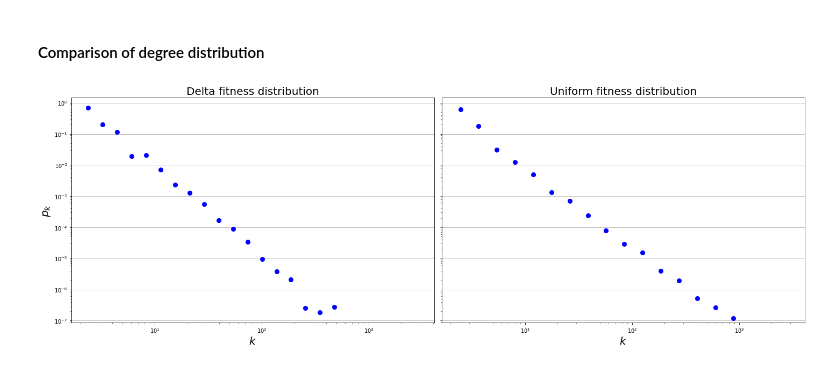
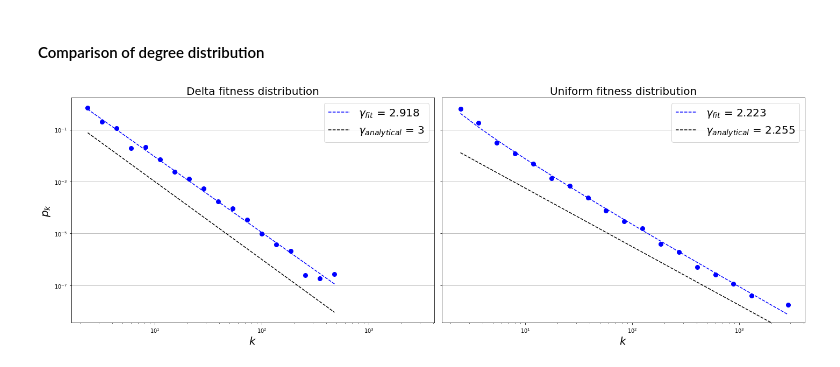
Before and after one commit to AaronDC60/Bianconi_Barabasi, a Jupyter notebook: code/analysis.ipynb, the cells around one changed output. Saved outputs shown, nothing was run; the diff lists cells and outputs as text; code cells hidden in the pictures.

```diff
--- a/code/analysis.ipynb
+++ b/code/analysis.ipynb
@@ -33,11 +33,15 @@ p_k_delta, k_delta = network_delta.get_degree_distr()
 x_delta = np.delete(k_delta, np.argwhere(p_k_delta==0))
 y_delta = np.delete(p_k_delta, np.argwhere(p_k_delta==0))
 # Transform to log scale
-x_delta = np.log10(x_delta)
-y_delta = np.log10(y_delta)
+x_log_delta = np.log10(x_delta)
+y_log_delta = np.log10(y_delta)
 
 # Linear regression (slope is the exponent)
-slope_delta, intercept_delta, r_value_delta, _, _ = linregress(x_delta, y_delta)
+slope_delta, intercept_delta, r_value_delta, _, _ = linregress(x_log_delta, y_log_delta)
+
+# Regression line
+y_fit_delta = 10**intercept_delta * x_delta**(slope_delta)
+y_analytic_delta = x_delta**(-3)
 
 print('The power law exponent of the degree distribution using a delta fitness distribution is %s'% np.round(-slope_delta, 3))
 # %% [output]
@@ -75,11 +95,15 @@ p_k_uniform, k_uniform = network_uniform.get_degree_distr()
 x_uniform = np.delete(k_uniform, np.argwhere(p_k_uniform==0))
 y_uniform = np.delete(p_k_uniform, np.argwhere(p_k_uniform==0))
 # Transform to log scale
-x_uniform = np.log10(x_uniform)
-y_uniform = np.log10(y_uniform)
+x_log_uniform = np.log10(x_uniform)
+y_log_uniform = np.log10(y_uniform * x_log_uniform)
 
 # Linear regression (slope is the exponent)
-slope_uniform, intercept_uniform, r_value_uniform, _, _ = linregress(x_uniform, y_uniform)
+slope_uniform, intercept_uniform, r_value_uniform, _, _ = linregress(x_log_uniform, y_log_uniform)
+
+# Regression line
+y_fit_uniform = 10**intercept_uniform * (x_uniform**(slope_uniform) / x_log_uniform)
+y_analytic_uniform = 10**-1 * x_uniform**(-2.255)
 
 print('The power law exponent of the degree distribution using a uniform fitness distribution is %s'% np.round(-slope_uniform, 3))
 # %% [output]
@@ -103,19 +127,25 @@ plt.show()
 # %%
 fig, axs = plt.subplots(1,2, figsize = (20,7), sharex=True, sharey=True)
 
 axs[0].set_title('Delta fitness distribution', fontsize=20)
 axs[0].loglog(k_delta, p_k_delta, 'bo', markersize=8)
+axs[0].loglog(x_delta, y_fit_delta, color = 'blue', linestyle = 'dashed', label = '$\gamma_{fit}$ = %s'%np.round(-slope_delta,3))
+axs[0].loglog(x_delta, y_analytic_delta, color = 'black', linestyle = 'dashed', label = '$\gamma_{analytical}$ = 3')
 axs[0].set_ylabel('$p_k$', fontsize=20)
 axs[0].set_xlabel('$k$', fontsize=20)
+axs[0].legend(fontsize = 20)
 
 axs[1].set_title('Uniform fitness distribution', fontsize=20)
 axs[1].loglog(k_uniform, p_k_uniform, 'bo', markersize=8)
+axs[1].loglog(x_uniform, y_fit_uniform, color = 'blue', linestyle = 'dashed', label = '$\gamma_{fit}$ = %s'%np.round(-slope_uniform,3))
+axs[1].loglog(x_uniform, y_analytic_uniform, color = 'black', linestyle = 'dashed', label = '$\gamma_{analytical}$ = 2.255')
 axs[1].set_xlabel('$k$', fontsize=20)
+axs[1].legend(fontsize = 20)
 
 for ax in axs.flat:
     ax.yaxis.grid(True)
 
 plt.tight_layout()
 plt.show()
 # %% [output]
-[figure, old version]
+[figure, new version]
```
Also changed, not shown: parts of 2 cells of this notebook.
